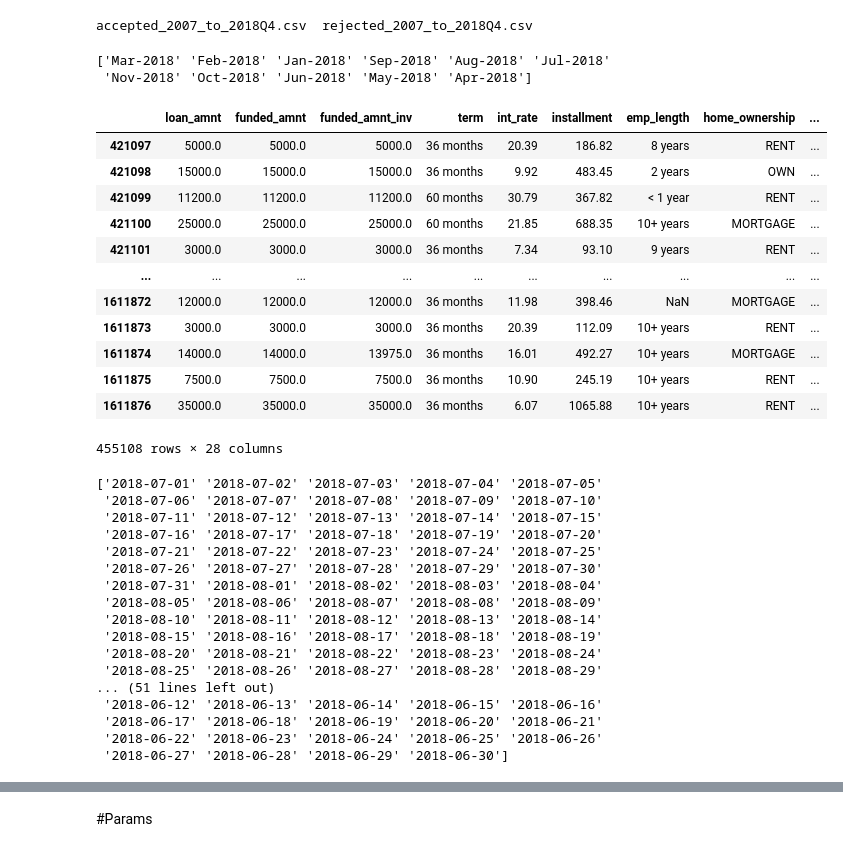
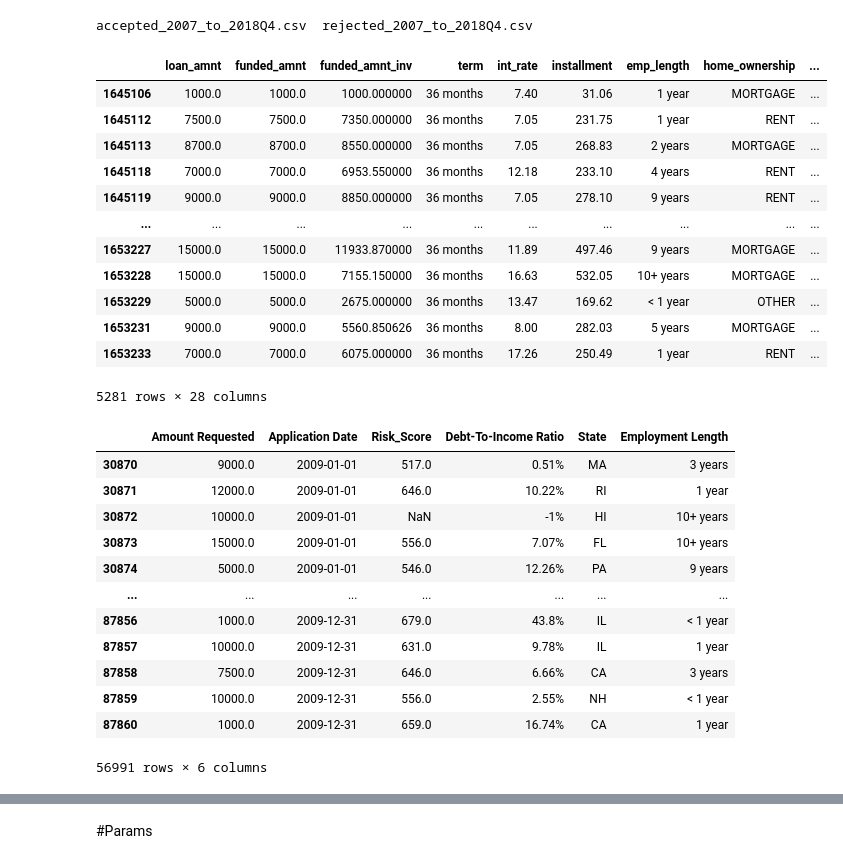
Before and after one commit to hiaac-finance/credit_pipeline, a Jupyter notebook: examples/Model_Pipeline_Functions_Pessoal_V22_LendigClub.ipynb, the cells around one changed output, grey strips where cells are left out. Drawn from its saved outputs; the diff is of its cells as text; code cells hidden in the pictures.

```diff
--- a/examples/Model_Pipeline_Functions_Pessoal_V22_LendigClub.ipynb
+++ b/examples/Model_Pipeline_Functions_Pessoal_V22_LendigClub.ipynb
@@ -59,51 +62,49 @@ accepted_2007_to_2018Q4.csv  rejected_2007_to_2018Q4.csv
 # %%
 #Accepts
 
 la = ["issue_d", "loan_amnt", "funded_amnt", "funded_amnt_inv", "term", "int_rate"]
 lb = ["installment", "emp_length", "annual_inc", "verification_status", "loan_status",
       "purpose", "addr_state", "dti", "delinq_2yrs"]
 lc = ["inq_last_6mths", "open_acc", "home_ownership", "revol_bal", "revol_util",
        "total_acc", "total_pymnt", "total_rec_prncp", "total_rec_int", "total_pymnt_inv",
          "last_pymnt_amnt", "last_fico_range_high", "last_fico_range_low"]
 
 selected_columns_a = la+lb+lc
 
 # Define the chunk size for reading the CSV file
 chunksize = 100000  # Adjust this value based on your requirements
 
 # Initialize an empty list to store filtered chunks
 filtered_chunks = []
 
 # Read the CSV file in chunks based on the defined chunk size
 for chunk in pd.read_csv(path+'accepted_2007_to_2018Q4.csv', chunksize=chunksize, usecols=selected_columns_a):
     # Filter the current chunk based on the criteria
-    filtered_chunk = chunk[chunk['issue_d'].str.contains("2018", na=False)]
-    filtered_chunk = filtered_chunk[~filtered_chunk['issue_d'].str.contains("Dec", na=False)]
+    filtered_chunk = chunk[chunk['issue_d'].str.contains("2009", na=False)]
+    # filtered_chunk = filtered_chunk[~filtered_chunk['issue_d'].str.contains("Oct-2013|Nov-2013|Dec-2013", na=False)]
     # Append the filtered chunk to the list
     filtered_chunks.append(filtered_chunk)
 
 # Concatenate all filtered chunks into a single DataFrame
 df_a = pd.concat(filtered_chunks)
 
 # Now filtered_df contains only the rows that match the specified criteria
-print(df_a.issue_d.unique())
+# print(df_a.issue_d.unique())
 df_a
 # %% [output]
+|  | loan_amnt | funded_amnt | funded_amnt_inv | term | int_rate | installment | emp_length | home_ownership | ... |
+| 1645106 | 1000.0 | 1000.0 | 1000.000000 | 36 months | 7.40 | 31.06 | 1 year | MORTGAGE | ... |
+| 1645112 | 7500.0 | 7500.0 | 7350.000000 | 36 months | 7.05 | 231.75 | 1 year | RENT | ... |
+| 1645113 | 8700.0 | 8700.0 | 8550.000000 | 36 months | 7.05 | 268.83 | 2 years | MORTGAGE | ... |
+| 1645118 | 7000.0 | 7000.0 | 6953.550000 | 36 months | 12.18 | 233.10 | 4 years | RENT | ... |
+| 1645119 | 9000.0 | 9000.0 | 8850.000000 | 36 months | 7.05 | 278.10 | 9 years | RENT | ... |
+| ... | ... | ... | ... | ... | ... | ... | ... | ... | ... |
+| 1653227 | 15000.0 | 15000.0 | 11933.870000 | 36 months | 11.89 | 497.46 | 9 years | MORTGAGE | ... |
+| 1653228 | 15000.0 | 15000.0 | 7155.150000 | 36 months | 16.63 | 532.05 | 10+ years | MORTGAGE | ... |
+| 1653229 | 5000.0 | 5000.0 | 2675.000000 | 36 months | 13.47 | 169.62 | < 1 year | OTHER | ... |
+| 1653231 | 9000.0 | 9000.0 | 5560.850626 | 36 months | 8.00 | 282.03 | 5 years | MORTGAGE | ... |
+| 1653233 | 7000.0 | 7000.0 | 6075.000000 | 36 months | 17.26 | 250.49 | 1 year | RENT | ... |
-['Mar-2018' 'Feb-2018' 'Jan-2018' 'Sep-2018' 'Aug-2018' 'Jul-2018'
- 'Nov-2018' 'Oct-2018' 'Jun-2018' 'May-2018' 'Apr-2018']
+5281 rows × 28 columns
-|  | loan_amnt | funded_amnt | funded_amnt_inv | term | int_rate | installment | emp_length | home_ownership | ... |
-| 421097 | 5000.0 | 5000.0 | 5000.0 | 36 months | 20.39 | 186.82 | 8 years | RENT | ... |
-| 421098 | 15000.0 | 15000.0 | 15000.0 | 36 months | 9.92 | 483.45 | 2 years | OWN | ... |
-| 421099 | 11200.0 | 11200.0 | 11200.0 | 60 months | 30.79 | 367.82 | < 1 year | RENT | ... |
-| 421100 | 25000.0 | 25000.0 | 25000.0 | 60 months | 21.85 | 688.35 | 10+ years | MORTGAGE | ... |
-| 421101 | 3000.0 | 3000.0 | 3000.0 | 36 months | 7.34 | 93.10 | 9 years | RENT | ... |
-| ... | ... | ... | ... | ... | ... | ... | ... | ... | ... |
-| 1611872 | 12000.0 | 12000.0 | 12000.0 | 36 months | 11.98 | 398.46 | NaN | MORTGAGE | ... |
-| 1611873 | 3000.0 | 3000.0 | 3000.0 | 36 months | 20.39 | 112.09 | 10+ years | RENT | ... |
-| 1611874 | 14000.0 | 14000.0 | 13975.0 | 36 months | 16.01 | 492.27 | 10+ years | MORTGAGE | ... |
-| 1611875 | 7500.0 | 7500.0 | 7500.0 | 36 months | 10.90 | 245.19 | 10+ years | RENT | ... |
-| 1611876 | 35000.0 | 35000.0 | 35000.0 | 36 months | 6.07 | 1065.88 | 10+ years | RENT | ... |
-455108 rows × 28 columns
 # %%
 #Rejects
 selected_columns_r = ["Application Date", "Debt-To-Income Ratio","State", "Risk_Score", "Amount Requested", "Employment Length"]
@@ -118,8 +119,8 @@ filtered_chunks = []
 for chunk in pd.read_csv(path+'rejected_2007_to_2018Q4.csv', chunksize=chunksize, usecols=selected_columns_r):
     # Filter the current chunk based on the criteria
     chunk["Application Date"] = chunk["Application Date"].astype(str)
-    filtered_chunk = chunk[chunk["Application Date"].str.contains("2018", na=False)]
-    filtered_chunk = filtered_chunk[~filtered_chunk["Application Date"].str.contains("2018-12", na=False)]
+    filtered_chunk = chunk[chunk["Application Date"].str.contains("2009", na=False)]
+    # filtered_chunk = filtered_chunk[~filtered_chunk["Application Date"].str.contains("2013-10|2013-11|2013-12", na=False)]
     # Append the filtered chunk to the list
     filtered_chunks.append(filtered_chunk)
 
@@ -127,22 +128,18 @@ for chunk in pd.read_csv(path+'rejected_2007_to_2018Q4.csv', chunksize=chunksize
 df_r = pd.concat(filtered_chunks)
 
 # Now filtered_df contains only the rows that match the specified criteria
-print(df_r["Application Date"].unique())
+df_r
 # %% [output]
+|  | Amount Requested | Application Date | Risk_Score | Debt-To-Income Ratio | State | Employment Length |
+| 30870 | 9000.0 | 2009-01-01 | 517.0 | 0.51% | MA | 3 years |
+| 30871 | 12000.0 | 2009-01-01 | 646.0 | 10.22% | RI | 1 year |
+| 30872 | 10000.0 | 2009-01-01 | NaN | -1% | HI | 10+ years |
+| 30873 | 15000.0 | 2009-01-01 | 556.0 | 7.07% | FL | 10+ years |
+| 30874 | 5000.0 | 2009-01-01 | 546.0 | 12.26% | PA | 9 years |
+| ... | ... | ... | ... | ... | ... | ... |
+| 87856 | 1000.0 | 2009-12-31 | 679.0 | 43.8% | IL | < 1 year |
+| 87857 | 10000.0 | 2009-12-31 | 631.0 | 9.78% | IL | 1 year |
+| 87858 | 7500.0 | 2009-12-31 | 646.0 | 6.66% | CA | 3 years |
+| 87859 | 10000.0 | 2009-12-31 | 556.0 | 2.55% | NH | < 1 year |
+| 87860 | 1000.0 | 2009-12-31 | 659.0 | 16.74% | CA | 1 year |
-['2018-07-01' '2018-07-02' '2018-07-03' '2018-07-04' '2018-07-05'
- '2018-07-06' '2018-07-07' '2018-07-08' '2018-07-09' '2018-07-10'
- '2018-07-11' '2018-07-12' '2018-07-13' '2018-07-14' '2018-07-15'
- '2018-07-16' '2018-07-17' '2018-07-18' '2018-07-19' '2018-07-20'
- '2018-07-21' '2018-07-22' '2018-07-23' '2018-07-24' '2018-07-25'
- '2018-07-26' '2018-07-27' '2018-07-28' '2018-07-29' '2018-07-30'
- '2018-07-31' '2018-08-01' '2018-08-02' '2018-08-03' '2018-08-04'
- '2018-08-05' '2018-08-06' '2018-08-07' '2018-08-08' '2018-08-09'
- '2018-08-10' '2018-08-11' '2018-08-12' '2018-08-13' '2018-08-14'
- '2018-08-15' '2018-08-16' '2018-08-17' '2018-08-18' '2018-08-19'
- '2018-08-20' '2018-08-21' '2018-08-22' '2018-08-23' '2018-08-24'
- '2018-08-25' '2018-08-26' '2018-08-27' '2018-08-28' '2018-08-29'
-... (51 lines left out)
- '2018-06-12' '2018-06-13' '2018-06-14' '2018-06-15' '2018-06-16'
- '2018-06-17' '2018-06-18' '2018-06-19' '2018-06-20' '2018-06-21'
- '2018-06-22' '2018-06-23' '2018-06-24' '2018-06-25' '2018-06-26'
- '2018-06-27' '2018-06-28' '2018-06-29' '2018-06-30']
+56991 rows × 6 columns
```
Also changed, not shown: parts of 31 cells of this notebook, 3 other files.
